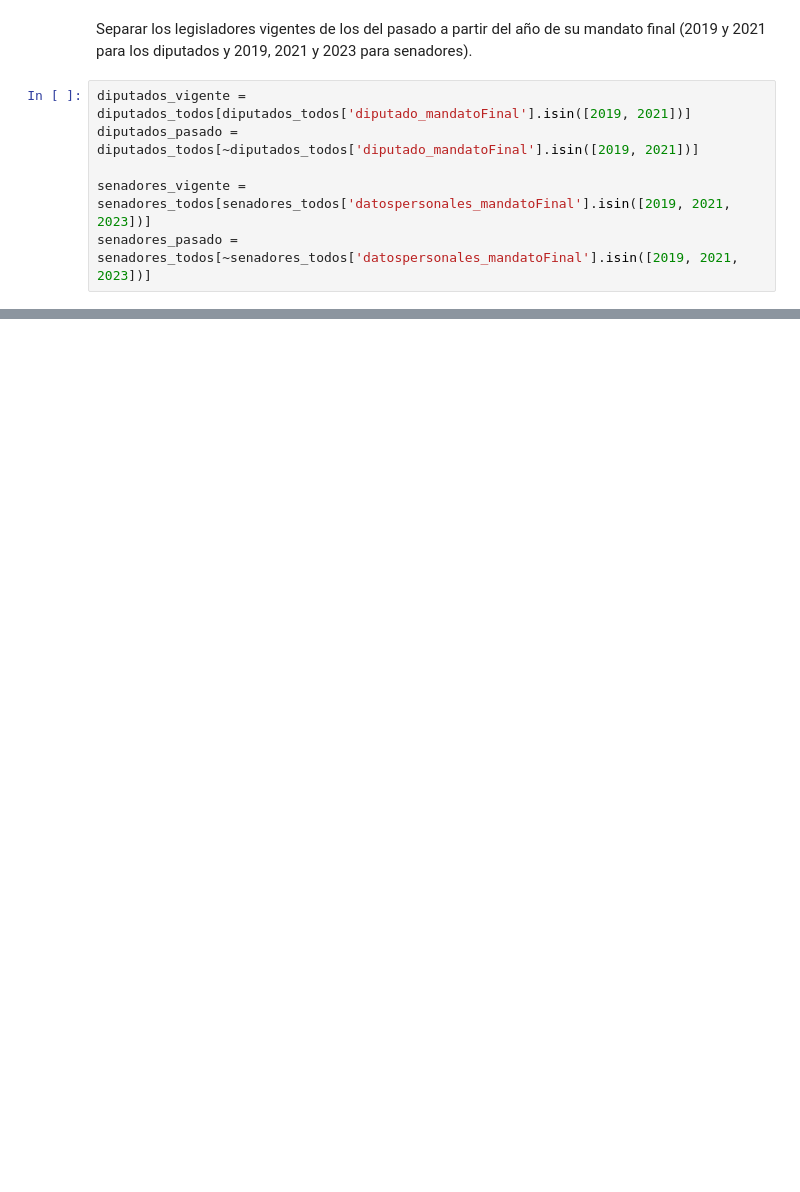
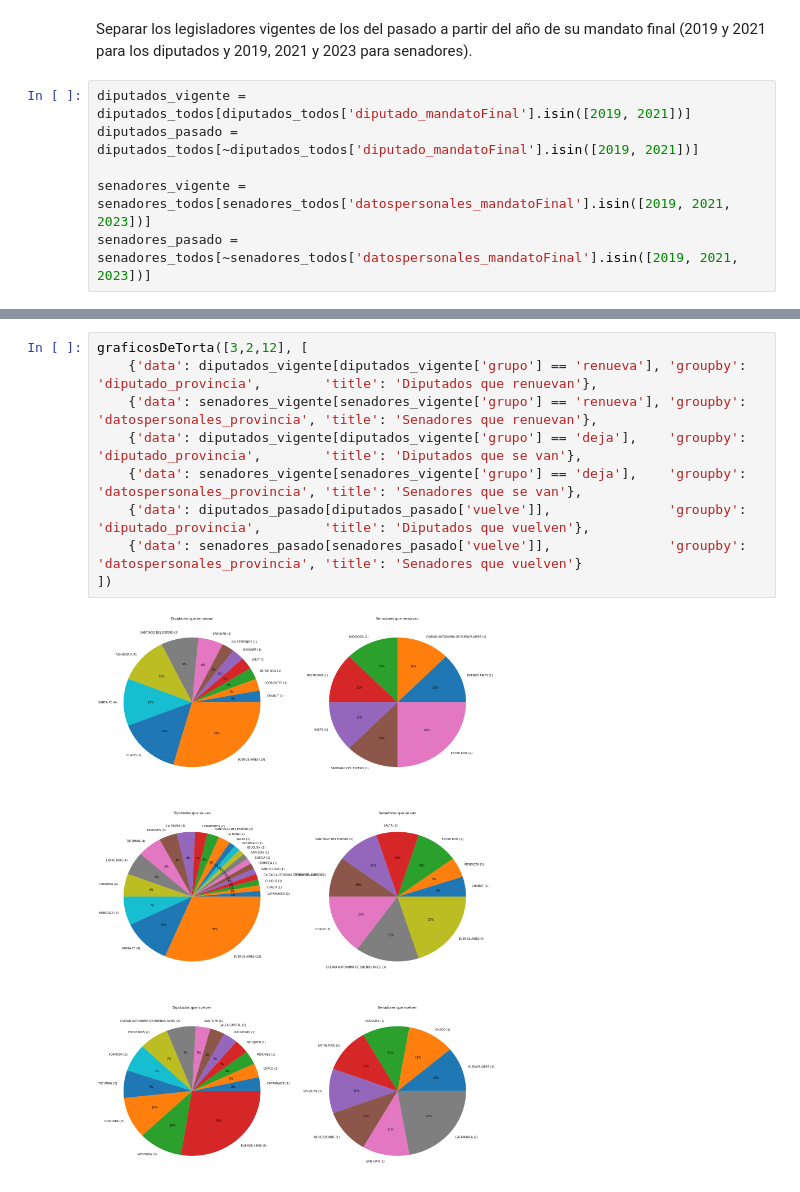
Before and after one commit to franciclo/baelige-reporte, a Jupyter notebook: Datos viejo nuevo congreso.ipynb, the cells around one changed output, grey strips where cells are left out. Cells and saved outputs as stored; diff of their text form; blank space fills up the shorter version.

```diff
--- a/Datos viejo nuevo congreso.ipynb
+++ b/Datos viejo nuevo congreso.ipynb
@@ -73,0 +136,11 @@ Se evaluarán los grupos según las siguientes dimensiones:
+# %%
+graficosDeTorta([3,2,12], [
+    {'data': diputados_vigente[diputados_vigente['grupo'] == 'renueva'], 'groupby': 'diputado_provincia',        'title': 'Diputados que renuevan'},
+    {'data': senadores_vigente[senadores_vigente['grupo'] == 'renueva'], 'groupby': 'datospersonales_provincia', 'title': 'Senadores que renuevan'},
+    {'data': diputados_vigente[diputados_vigente['grupo'] == 'deja'],    'groupby': 'diputado_provincia',        'title': 'Diputados que se van'},
+    {'data': senadores_vigente[senadores_vigente['grupo'] == 'deja'],    'groupby': 'datospersonales_provincia', 'title': 'Senadores que se van'},
+    {'data': diputados_pasado[diputados_pasado['vuelve']],               'groupby': 'diputado_provincia',        'title': 'Diputados que vuelven'},
+    {'data': senadores_pasado[senadores_pasado['vuelve']],               'groupby': 'datospersonales_provincia', 'title': 'Senadores que vuelven'}
+])
+# %% [output]
+[figure, added]
```
Also changed, not shown: parts of 30 cells of this notebook.
